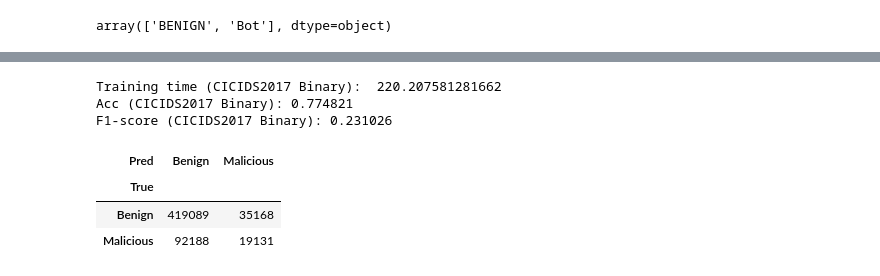
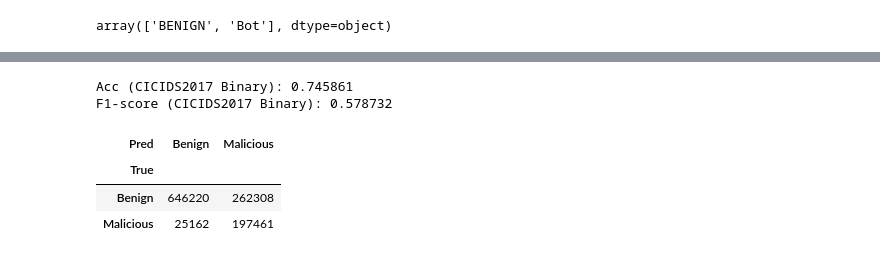
Before and after one commit to bedair81/Code-NIDS-ML-KCL, a Jupyter notebook: code/trainSVM.ipynb, the cells around one changed output, grey strips where cells are left out. Cells and saved outputs as stored; diff of their text form; code cells hidden in the pictures.

```diff
--- a/code/trainSVM.ipynb
+++ b/code/trainSVM.ipynb
@@ -21,8 +21,6 @@ for f in os.listdir(CISIDS2017_folder):
         print("Reading: ", f)
         CICIDS2017_df_list.append(pd.read_csv(file_path))
 
-CICIDS2017_df = pd.concat(CICIDS2017_df_list, ignore_index=True)
-
 # Reading CTU13 CSV files into a single DataFrame
 for f in os.listdir(CTU13_folder):
     file_path = os.path.join(CTU13_folder, f)
@@ -30,7 +28,7 @@ for f in os.listdir(CTU13_folder):
         print("Reading: ", f)
         CTU13_df_list.append(pd.read_csv(file_path))
 
-CTU13_df = pd.concat(CTU13_df_list, ignore_index=True)
+CICIDS2017_df, CTU13_df = pd.concat(CICIDS2017_df_list, ignore_index=True), pd.concat(CTU13_df_list, ignore_index=True)
 # %% [output]
 Reading:  Friday-WorkingHours-Afternoon-PortScan.pcap_ISCX_Relabeled.csv
 Reading:  Friday-WorkingHours-Morning.pcap_ISCX_Relabeled.csv
@@ -124,0 +153,11 @@ features = pd.Index([
+# %%
+# Train a Multiclass SVM model on CICIDS2017 dataset
+start = time.time()
+svmClf_multi_cicids = LinearSVC()
+svmClf_multi_cicids.fit(train_cicids[features], train_cicids[' Label'])
+end = time.time() - start
+print("Training time (CICIDS2017 Multiclass): ", end)
+
+# Save the multiclass SVM model trained on CICIDS2017 dataset
+with open('../Pickle Files/SVMMulticlassCICIDS2017.pkl', 'wb') as file:
+    pickle.dump(svmClf_multi_cicids, file)
@@ -125,14 +166,9 @@ features = pd.Index([
 # %%
-# Binary SVM Classifier trained and tested on CTU13 dataset
-train_ctu13, test_ctu13 = train_test_split(CTU13_df, test_size=0.4, stratify=CTU13_df['GT'])
-train_ctu13, val_ctu13 = train_test_split(train_ctu13, test_size=0.25, stratify=train_ctu13['GT'])
+# Load the binary SVM model trained on CTU13 dataset
+with open('../Pickle Files/SVMBinaryCTU13.pkl', 'rb') as file:
+    svmClf_bin_ctu13 = pickle.load(file)
 
-start = time.time()
-svmClf_bin_ctu13 = LinearSVC()
-svmClf_bin_ctu13.fit(train_ctu13[features], train_ctu13['GT'])
-end = time.time() - start
-print("Training time (CTU13 Binary): ", end)
-
+# Test on CTU13 dataset
 predictions_bin_ctu13 = svmClf_bin_ctu13.predict(test_ctu13[features])
 print("Acc (CTU13 Binary): {:3f}".format(accuracy_score(test_ctu13['GT'], predictions_bin_ctu13)))
 print("F1-score (CTU13 Binary): {:3f}".format(f1_score(test_ctu13['GT'], predictions_bin_ctu13, pos_label='Malicious')))
@@ -148,27 +183,18 @@ F1-score (CTU13 Binary): 0.799306
 # %%
-# Binary SVM Classifier trained and tested on CICIDS2017 dataset
-# Randomly discard 90% of the data and train on the remaining 10%
-CICIDS2017_df_subset = CICIDS2017_df.sample(frac=0.5, random_state=42)
+# Load the binary SVM model trained on CICIDS2017 dataset
+with open('../Pickle Files/SVMBinaryCICIDS2017.pkl', 'rb') as file:
+    svmClf_bin_cicids = pickle.load(file)
 
-train_cicids, test_cicids = train_test_split(CICIDS2017_df_subset, test_size=0.4, stratify=CICIDS2017_df_subset['GT'])
-train_cicids, val_cicids = train_test_split(train_cicids, test_size=0.25, stratify=train_cicids['GT'])
-
-start = time.time()
-svmClf_bin_cicids = LinearSVC()
-svmClf_bin_cicids.fit(train_cicids[features], train_cicids['GT'])
-end = time.time() - start
-print("Training time (CICIDS2017 Binary): ", end)
-
+# Test on CICIDS2017 dataset
 predictions_bin_cicids = svmClf_bin_cicids.predict(test_cicids[features])
 print("Acc (CICIDS2017 Binary): {:3f}".format(accuracy_score(test_cicids['GT'], predictions_bin_cicids)))
 print("F1-score (CICIDS2017 Binary): {:3f}".format(f1_score(test_cicids['GT'], predictions_bin_cicids, pos_label='Malicious')))
 pd.crosstab(test_cicids['GT'], predictions_bin_cicids, rownames=['True'], colnames=['Pred'])
 # %% [output]
-Training time (CICIDS2017 Binary):  220.207581281662
-Acc (CICIDS2017 Binary): 0.774821
-F1-score (CICIDS2017 Binary): 0.231026
+Acc (CICIDS2017 Binary): 0.745861
+F1-score (CICIDS2017 Binary): 0.578732
 | Pred | Benign | Malicious |
 | True |  |  |
-| Benign | 419089 | 35168 |
-| Malicious | 92188 | 19131 |
+| Benign | 646220 | 262308 |
+| Malicious | 25162 | 197461 |
 # %%
```
Also changed, not shown: parts of 9 cells of this notebook, 2 other files.
